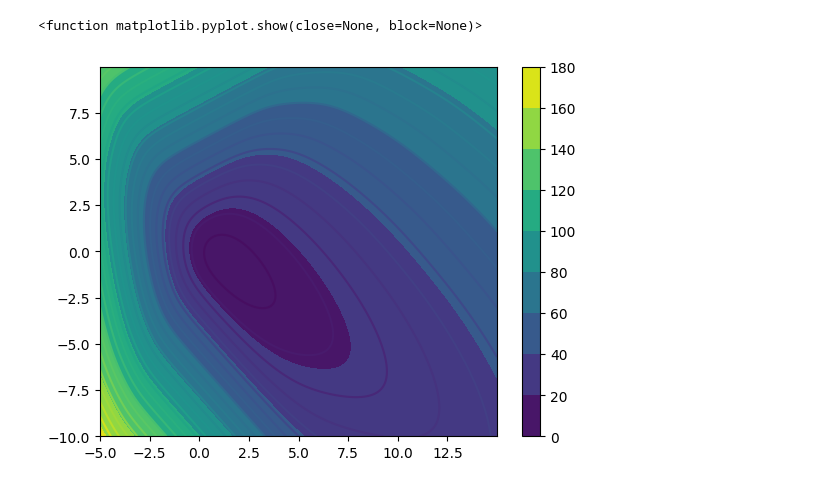
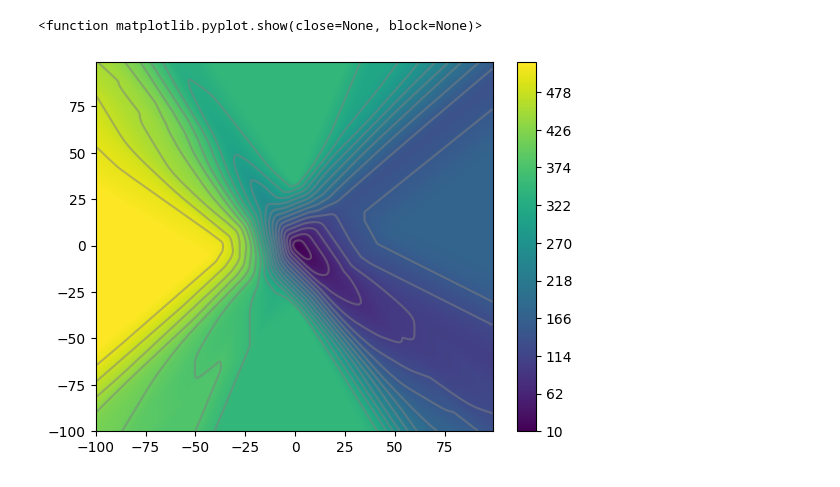
Before and after one commit to danml20/udlbook, a Jupyter notebook: Notebooks/problems/chapter6problem4.ipynb, the cells around one changed output. Cells and saved outputs as stored; diff of their text form; code cells hidden in the pictures.

```diff
--- a/Notebooks/problems/chapter6problem4.ipynb
+++ b/Notebooks/problems/chapter6problem4.ipynb
@@ -31,26 +31,26 @@ def cross_entropy_loss(x_data, y_data, model, phi):
 # %%
 # phi_0 = np.arange(-100, 100, 0.2)
 # phi_1 = np.arange(-100, 100, 0.2)
 
-phi_0 = np.arange(-5, 15, 0.01)
-phi_1 = np.arange(-10, 10, 0.01)
+phi_0 = np.arange(-100, 100, 1)
+phi_1 = np.arange(-100, 100, 1)
 
 # phi = np.array([np.random.uniform(0,1), np.random.uniform(0,1)])
 
 phi0, phi1 = np.meshgrid(phi_0, phi_1)
 phi0_expanded = phi0[:, :, np.newaxis] # shape (100, 100, 1)
 phi1_expanded = phi1[:, :, np.newaxis]
 losses = cross_entropy_loss(x_data, y_data, model, np.array([phi0_expanded,phi1_expanded]))
 
-filled = plt.contourf(phi0, phi1, losses)
-plt.contour(phi0, phi1, losses, levels=30)
+filled = plt.contourf(phi0, phi1, losses, 256)
+plt.contour(phi0, phi1, losses, levels=20, colors=['#80808080'])
 plt.colorbar(filled)
 # plt.scatter(phi[0], phi[1], color="red")
 plt.show
 
 # print(cross_entropy_loss(x_data, y_data, model, phi))
 # %% [output]
 <function matplotlib.pyplot.show(close=None, block=None)>
-[figure, old version]
+[figure, new version]
 # %%
 # gradient descent and line search for alpha
```
Also changed, not shown: 4 other files.
